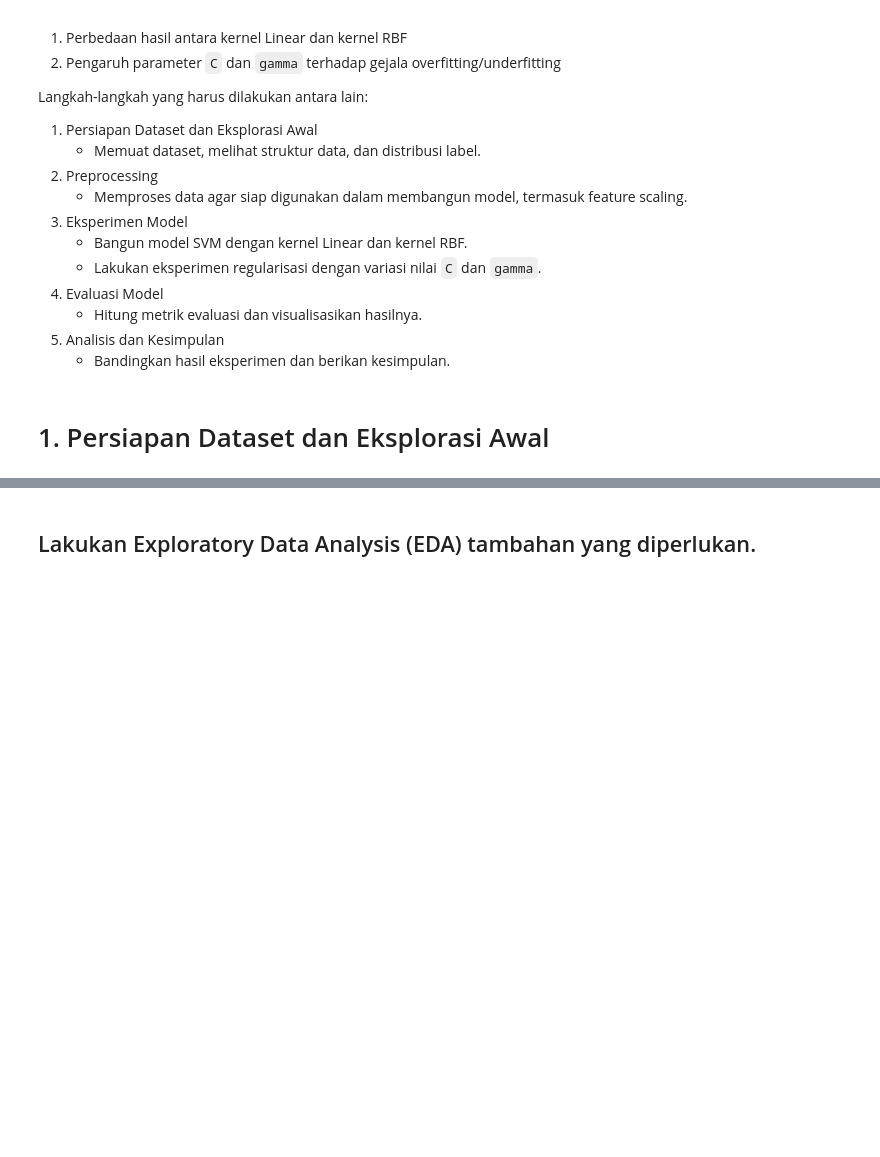
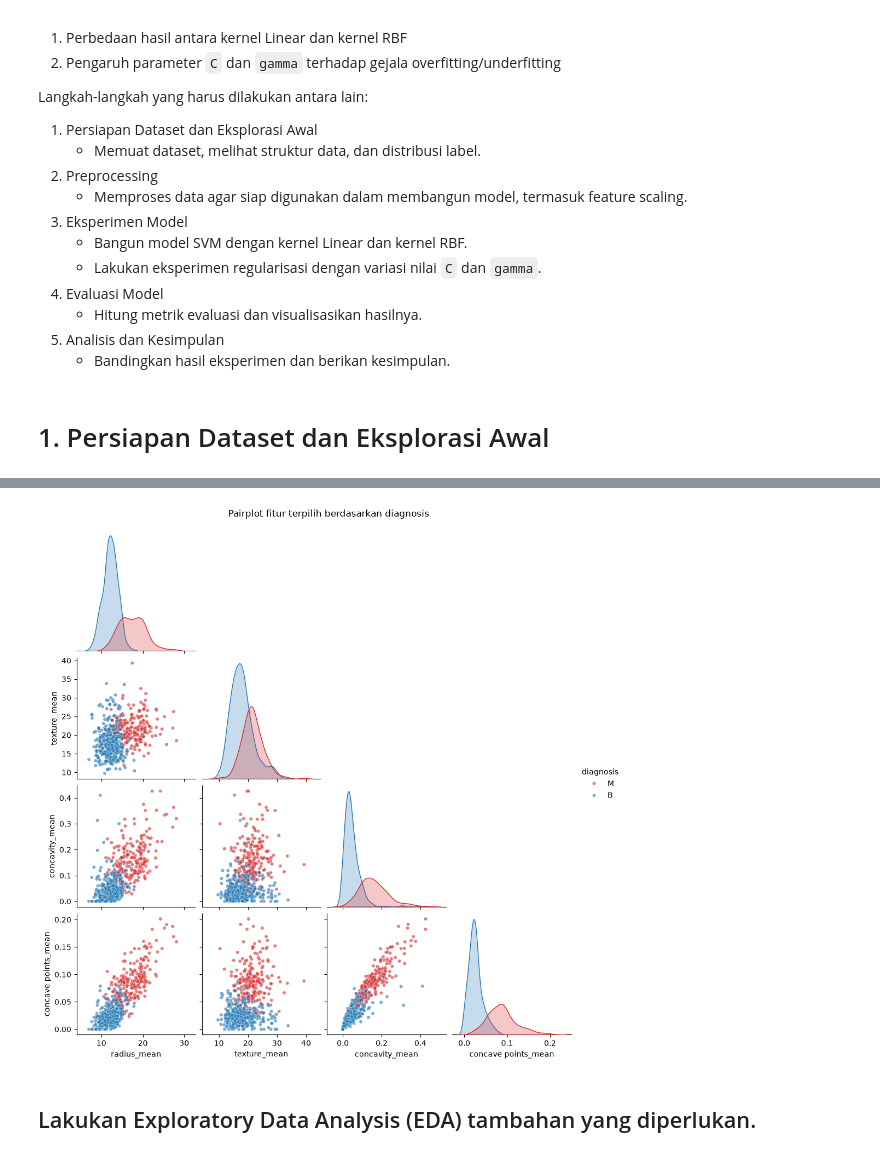
Before and after one commit to liuccio/Modul-Praktikum-ML, a Jupyter notebook: 4. SVM, ANN/SVM_5054251037.ipynb, the cells around one changed output, grey strips where cells are left out. Drawn from its saved outputs; the diff is of its cells as text; code cells hidden in the pictures; blank space fills up the shorter version.

```diff
--- a/4. SVM, ANN/SVM_5054251037.ipynb
+++ b/4. SVM, ANN/SVM_5054251037.ipynb
@@ -39,5 +134,12 @@ Langkah-langkah yang harus dilakukan antara lain:
 # %%
 # Tampilkan distribusi atau hubungan antar fitur (histogram, boxplot, atau pairplot), dibedakan berdasarkan kelas target.
 # Ini membantu melihat apakah ada fitur yang punya batas pemisah yang jelas (linear) antar kelas, atau justru tumpang tindih.
+
+pair_cols = ['radius_mean', 'texture_mean', 'concavity_mean', 'concave points_mean']
+sns.pairplot(df[pair_cols + ['diagnosis']], hue='diagnosis', corner=True, palette={'B': 'tab:blue', 'M': 'tab:red'}, plot_kws={'alpha': 0.6, 's': 20})
+plt.suptitle('Pairplot fitur terpilih berdasarkan diagnosis', y=1.02)
+plt.show()
+# %% [output]
+[figure, added]
 # %% [markdown]
 ## Lakukan Exploratory Data Analysis (EDA) tambahan yang diperlukan.
```
Also changed, not shown: parts of 30 cells of this notebook.
